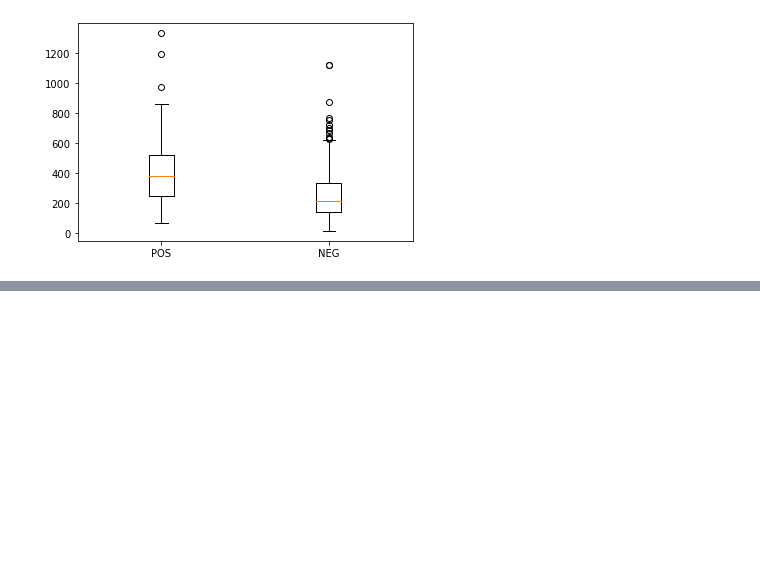
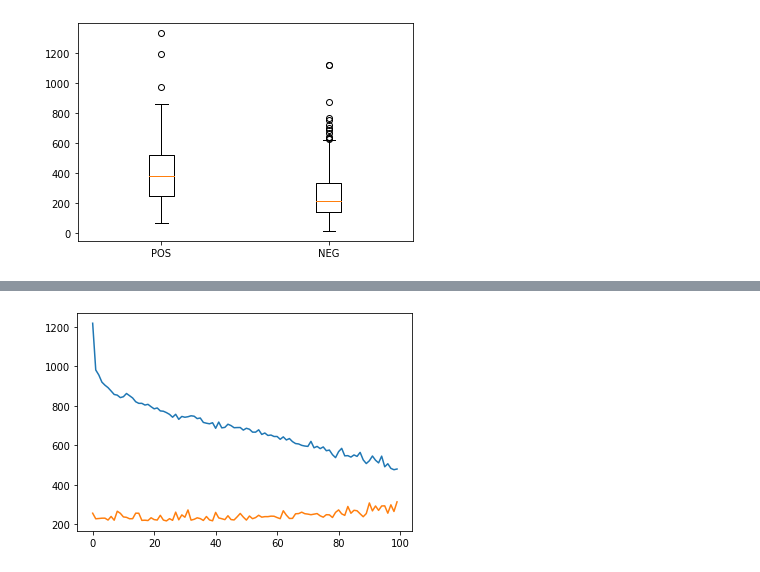
Before and after one commit to LZhang98/llps-v2, a Jupyter notebook: test.ipynb, the cells around one changed output, grey strips where cells are left out. Saved outputs shown, nothing was run; the diff lists cells and outputs as text; code cells hidden in the pictures; blank space fills up the shorter version.

```diff
--- a/test.ipynb
+++ b/test.ipynb
@@ -49,0 +80,10 @@ ax.set_xticklabels(test_dict.keys())
+# %%
+data = pd.read_csv(dir_path+'/logs/2023-02-16_e400_bs4_log.csv')
+x = data['epoch']
+y1 = data['training_loss']
+y2 = data['val_loss']
+
+plt.plot(x[:100], y1[:100], x[:100], y2[:100])
+plt.show()
+# %% [output]
+[figure, added]
```
Also changed, not shown: parts of 4 cells of this notebook, 5 other files.
